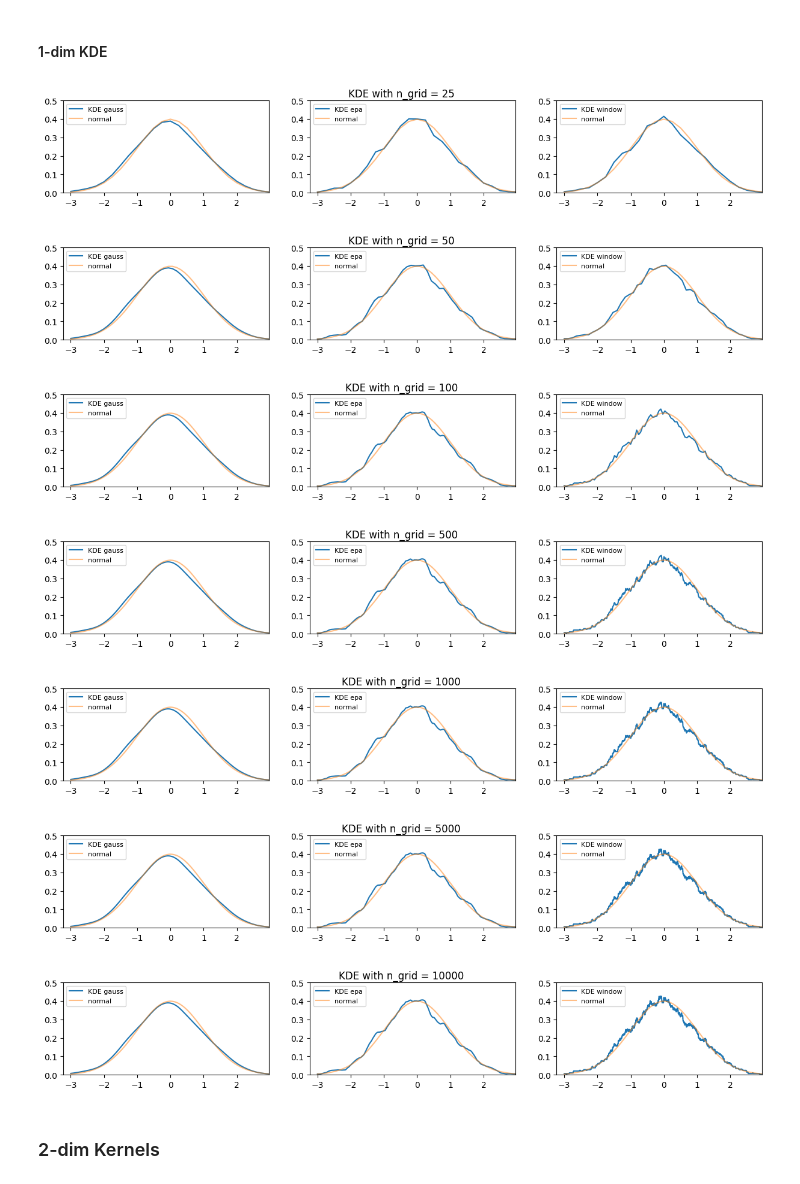
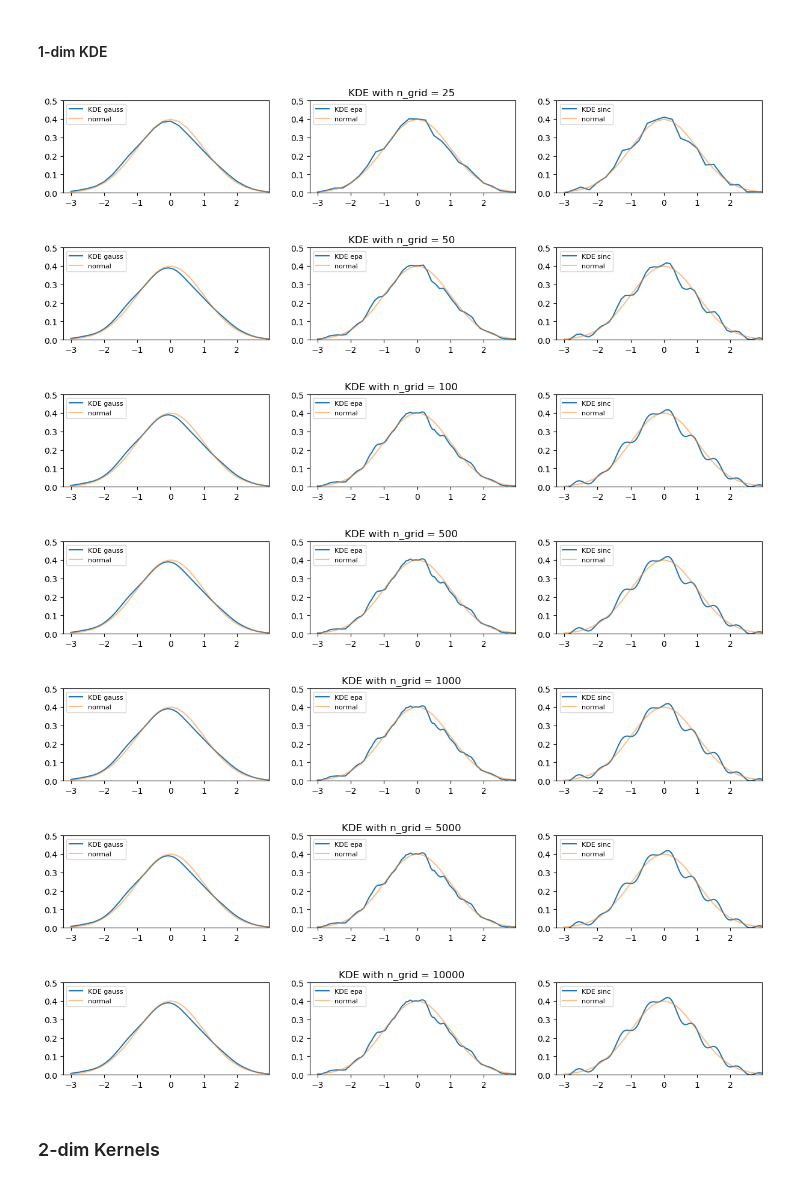
Before and after one commit to hikotei/Kernel-Simulations, a Jupyter notebook: 2023_12_04.ipynb, the cells around one changed output. Saved outputs shown, nothing was run; the diff lists cells and outputs as text; code cells hidden in the pictures.

```diff
--- a/2023_12_04.ipynb
+++ b/2023_12_04.ipynb
@@ -39,6 +39,10 @@ def kernel_epa(x: np.array) -> np.array:
 
 def kernel_window(x: np.array) -> np.array:
     return np.where(np.abs(x) <= 1, 1/2, 0)
+
+def kernel_sinc(x: np.array) -> np.array:
+    return np.sin(np.pi * x) / (np.pi * x)
+
 
 """
 Now extending to multivariate kernels. The simplest multivariate extension is the product kernel:
@@ -123,39 +128,39 @@ np.random.seed(123)
 n = 500
 # data = burr12(c=2, d=4).rvs(size=n)
 data = norm.rvs(size=n)
 
 x_lim = (min(data), max(data))
 y_lim = (0, 0.5)
 
 for n_grid in [25, 50, 100, 500, 1_000, 5_000, 10_000]:
 
     x = np.linspace(-3, 3, n_grid)
 
     fig, (ax1, ax2, ax3) = plt.subplots(1,3, figsize=(15,2))
 
     ax1.plot(x, kde(x, data, kernel_gauss), label="KDE gauss")
     ax2.plot(x, kde(x, data, kernel_epa), label="KDE epa")
-    ax3.plot(x, kde(x, data, kernel_window), label="KDE window")
+    ax3.plot(x, kde(x, data, kernel_sinc), label="KDE sinc")
 
     for ax in (ax1, ax2, ax3) :
         # ax.plot(x, burr12(c=2, d=4).pdf(x), label="Burr XII", alpha=.5)
         ax.plot(x, norm.pdf(x), label="normal", alpha=.5)
 
         ax.set_xlim(x_lim)
         ax.set_ylim(y_lim)
         ax.legend(loc='upper left', fontsize=8)
 
     plt.suptitle(f"KDE with n_grid = {n_grid}")
 
 plt.show()
 # %% [output]
 [figure]
-[figure, old version]
+[figure, new version]
 [figure]
-[figure, old version]
+[figure, new version]
-[figure, old version]
+[figure, new version]
-[figure, old version]
+[figure, new version]
-[figure, old version]
+[figure, new version]
 # %% [markdown]
 ### 2-dim Kernels
 # %%
```
Also changed, not shown: parts of 1 cell of this notebook.
